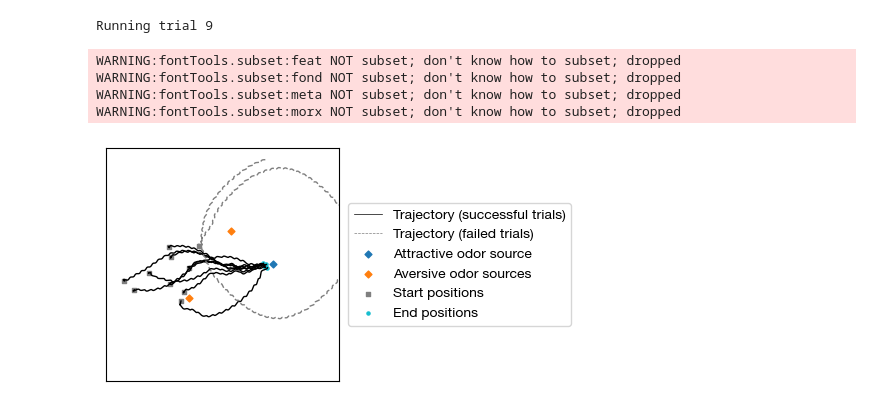
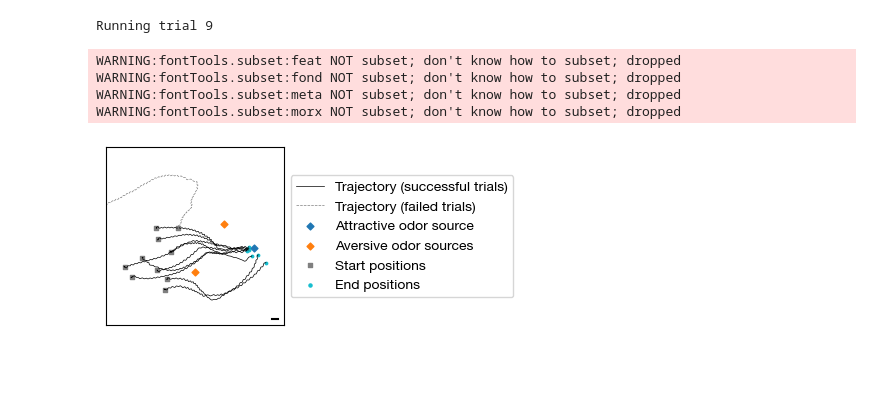
Before and after one commit to NeLy-EPFL/nmf2-paper, a Jupyter notebook: odor_inputs/odor_taxis.ipynb, the cells around one changed output. Drawn from its saved outputs; the diff is of its cells as text; code cells hidden in the pictures; blank space fills up the shorter version.

Commit message:
update odor taxis figure

```diff
--- a/odor_inputs/odor_taxis.ipynb
+++ b/odor_inputs/odor_taxis.ipynb
@@ -26,7 +26,7 @@ def run_trial(
     odor_source,
     peak_intensity,
     gains=np.array([-100, 30]),
-    run_time=2,
+    run_time=3,
     video_path=None,
 ):
     marker_colors = [color_cycle_rgb[0]] + [color_cycle_rgb[1]] * (len(odor_source) - 1)
@@ -61,6 +61,7 @@ def run_trial(
     obs_list = []
     control_list = []
     attractive_intensity_hist = []
+    decreasing_count = 0
 
     for i in trange(num_steps):
         odor_intensity = obs["odor_intensity"]
@@ -68,7 +69,13 @@ def run_trial(
         attractive_intensity_hist.append(curr_attractive_intensity)
         if len(attractive_intensity_hist) > 20:
             attractive_intensity_hist.pop(0)
-            if np.mean(attractive_intensity_hist) > 1.01 * curr_attractive_intensity:
+            past_20_mean = np.mean(attractive_intensity_hist)
+            past_5_mean = np.mean(attractive_intensity_hist[-5:])
+            if past_20_mean / past_5_mean > 1.01:
+                decreasing_count += 1
+            else:
+                decreasing_count = 0
+            if decreasing_count == 10:
                 break
 
         left_antenna, right_antenna = odor_intensity[:, 0], odor_intensity[:, 1]
@@ -77,7 +84,7 @@ def run_trial(
         right_mean = (right_antenna + right_mpalp) / 2
         rel_diff = (left_mean - right_mean) / np.minimum(left_mean, right_mean)
         bias = np.tanh((rel_diff * gains).sum())
-        control_signal = np.array([bias, -bias]) * 0.8 + 0.2
+        control_signal = np.array([bias, -bias]) * 0.7 + 0.1
         obs, _, _, _, _ = nmf_cpg.step(control_signal)
         nmf_cpg.render()
         obs_list.append(obs)
@@ -170,8 +177,8 @@ WARNING:fontTools.subset:morx NOT subset; don't know how to subset; dropped
 ## Simulate 10 trials with random spawn locations
 # %%
 num_trials = 10
-spawn_pos_xrange = [-3, 7]
-spawn_pos_yrange = [-5, 5]
+spawn_pos_xrange = [-7, 3]
+spawn_pos_yrange = [-8, 8]
 spawn_orient_range = [- np.pi / 2, np.pi / 2]
 # %%
 np.random.seed(0)
@@ -182,7 +189,7 @@ for i in range(num_trials):
     y = np.random.uniform(*spawn_pos_yrange)
     orientation = np.random.uniform(*spawn_orient_range)
     res = run_trial(
-        spawn_pos=(x, y, 0.5),
+        spawn_pos=(x, y, 0.7),
         spawn_orientation=[0, 0, 1, orientation],
         odor_source=odor_source,
         peak_intensity=peak_intensity,
@@ -206,10 +213,10 @@ target_found = []
 for obs_list, control_list in all_results:
     trajectory = np.array([obs["fly"] for obs in obs_list])[:, 0, :]
     trajectories.append(trajectory)
-    is_found = euclidean(trajectory[-1, :2], odor_source[0][:2]) < 3
+    is_found = euclidean(trajectory[-1, :2], odor_source[0][:2]) < 5
     target_found.append(is_found)
 # %%
-plt.figure(figsize=(5, 5))
+plt.figure(figsize=(4, 3))
 for trajectory, is_found in zip(trajectories, target_found):
     if is_found:
         line_color = "black"
@@ -217,41 +224,42 @@ for trajectory, is_found in zip(trajectories, target_found):
     else:
         line_color = "tab:gray"
         linestyle = "--"
-    plt.plot(trajectory[:, 0], trajectory[:, 1], color=line_color, linestyle=linestyle, linewidth=1)
+    plt.plot(trajectory[:, 0], trajectory[:, 1], color=line_color, linestyle=linestyle, linewidth=0.5)
     plt.scatter([trajectory[0, 0]], [trajectory[0, 1]], marker="s", color="gray", s=5)
     if is_found:
-        plt.scatter([trajectory[-1, 0]], [trajectory[-1, 1]], marker="o", color="tab:cyan", s=5)
+        plt.scatter([trajectory[-1, 0]], [trajectory[-1, 1]], marker="o", color="tab:cyan", s=3)
 plt.plot([], [], color="black", linestyle="-", linewidth=0.5, label="Trajectory (successful trials)")
 plt.plot([], [], color="tab:gray", linestyle="--", linewidth=0.5, label="Trajectory (failed trials)")
 plt.scatter(
     [odor_source[0][0]],
     [odor_source[0][1]],
     color="tab:blue",
     marker="D",
     label="Attractive odor source",
     s=12,
 )
 plt.scatter(
     [odor_source[1][0], odor_source[2][0]],
     [odor_source[1][1], odor_source[2][1]],
     color="tab:orange",
     marker="D",
     label="Aversive odor sources",
     s=12,
 )
 plt.scatter([], [], marker="s", color="gray", s=5, label="Start positions")
 plt.scatter([], [], marker="o", color="tab:cyan", s=5, label="End positions")
+plt.plot([18, 19], [-12, -12], color="black")
 plt.gca().set_aspect("equal")
-plt.xlim([-5, 23])
-plt.ylim([-14, 14])
+plt.xlim([-10, 20])
+plt.ylim([-13, 17])
 plt.xticks([])
 plt.yticks([])
 plt.legend(bbox_to_anchor=(1.04, 0.5), loc="center left", borderaxespad=0)
 plt.tight_layout()
 plt.savefig("outputs/trajectories_all_trials.pdf")
 # %% [output]
 WARNING:fontTools.subset:feat NOT subset; don't know how to subset; dropped
 WARNING:fontTools.subset:fond NOT subset; don't know how to subset; dropped
 WARNING:fontTools.subset:meta NOT subset; don't know how to subset; dropped
 WARNING:fontTools.subset:morx NOT subset; don't know how to subset; dropped
-[figure, old version]
+[figure, new version]
```
Also changed, not shown: parts of 1 cell of this notebook, 3 other files.
